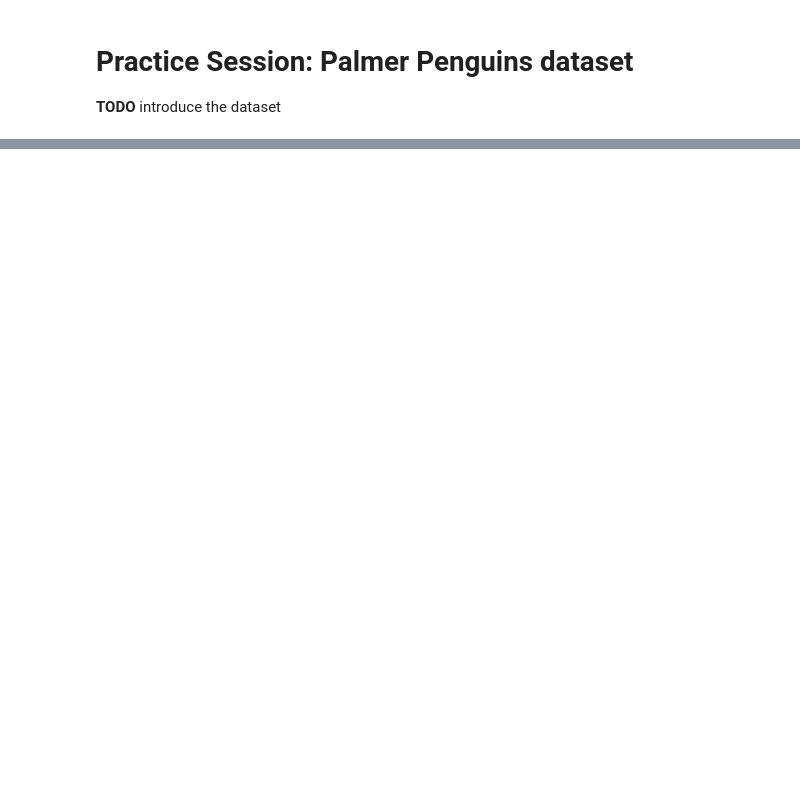
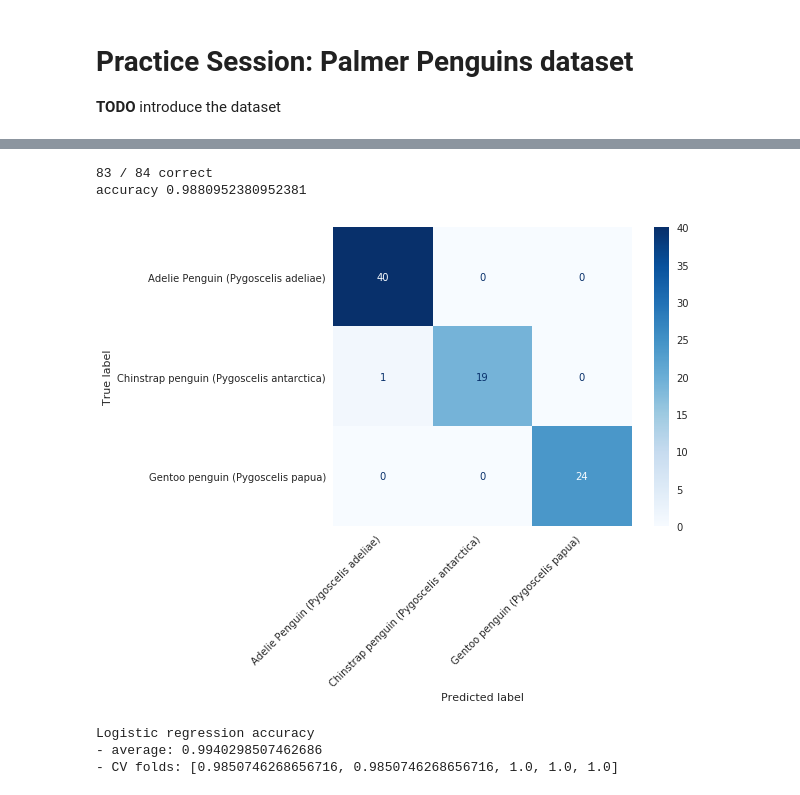
Before and after one commit to prasys/sklearn_tutorial, a Jupyter notebook: notebooks/06.1-Practice-Penguins.ipynb, the cells around one changed output, grey strips where cells are left out. Drawn from its saved outputs; the diff is of its cells as text; code cells hidden in the pictures; blank space fills up the shorter version.

```diff
--- a/notebooks/06.1-Practice-Penguins.ipynb
+++ b/notebooks/06.1-Practice-Penguins.ipynb
@@ -48,0 +159,4 @@ penguins = prepare_penguins_dataset()
+# %%
+from sklearn.ensemble import RandomForestClassifier
+model = RandomForestClassifier(n_estimators=100, random_state=0)
+model.fit(Xtrain, ytrain)
@@ -48,0 +172,25 @@ penguins = prepare_penguins_dataset()
+# %%
+ypred = model.predict(Xtest)
+print(f"{np.sum(ytest == ypred)} / {len(ytest)} correct")
+print(f"accuracy {accuracy_score(ytest, ypred)}")
+# %% [output]
+83 / 84 correct
+accuracy 0.9880952380952381
+# %%
+plot_confusion_matrix(model, Xtest, ytest, cmap=plt.cm.Blues)
+plt.grid(False)
+plt.yticks([0, 1, 2], labels=penguins.target_names)
+plt.xticks([0, 1, 2], labels=penguins.target_names, rotation=45, ha="right");
+# %% [output]
+[figure, added]
+# %%
+cv = StratifiedKFold(5, shuffle=True, random_state=42)
+rf_scores = cross_val_score(model, penguins.data, penguins.target, cv=cv)
+
+print("Logistic regression accuracy")
+print(f"- average: {np.mean(rf_scores)}")
+print(f"- CV folds: {rf_scores.tolist()}")
+# %% [output]
+Logistic regression accuracy
+- average: 0.9940298507462686
+- CV folds: [0.9850746268656716, 0.9850746268656716, 1.0, 1.0, 1.0]
```
Also changed, not shown: parts of 23 cells of this notebook, 3 other files.
